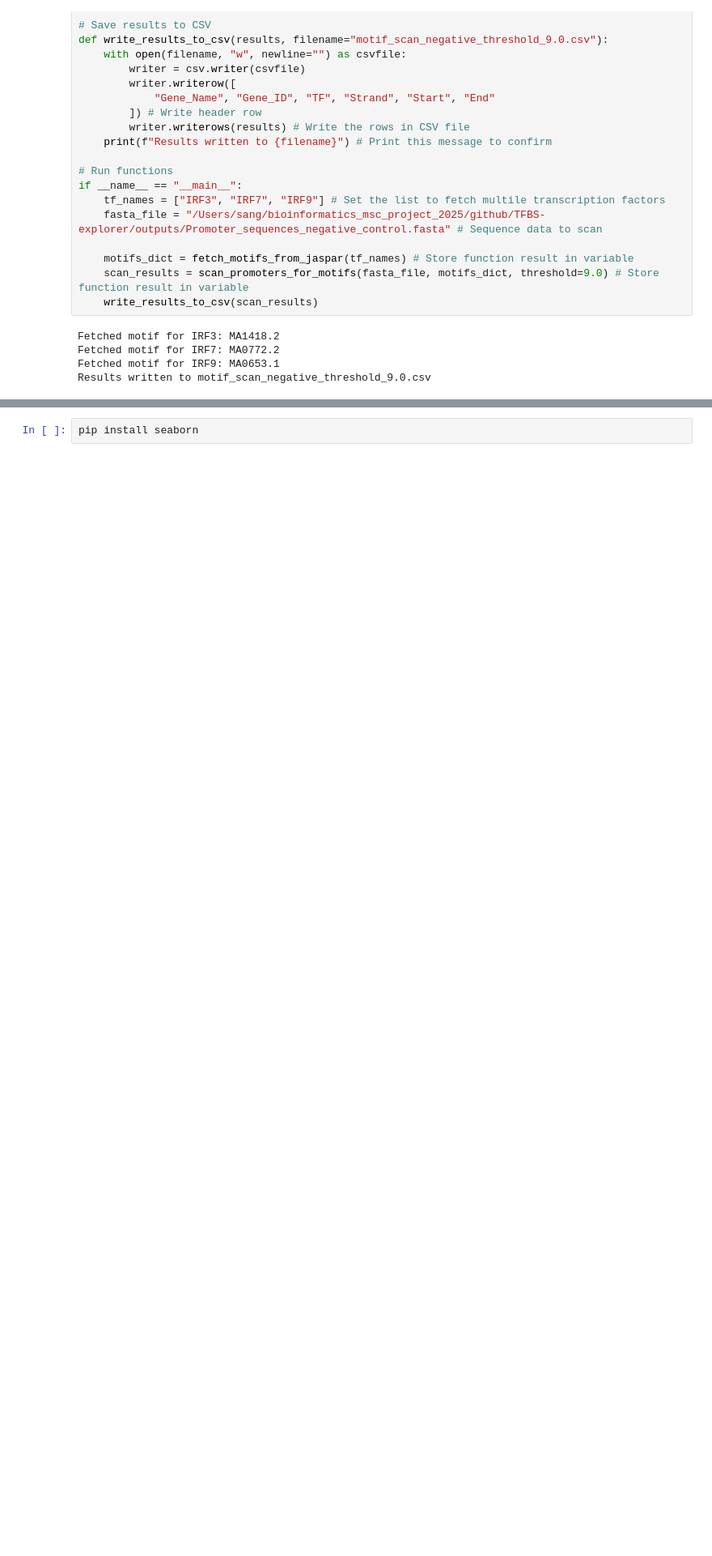
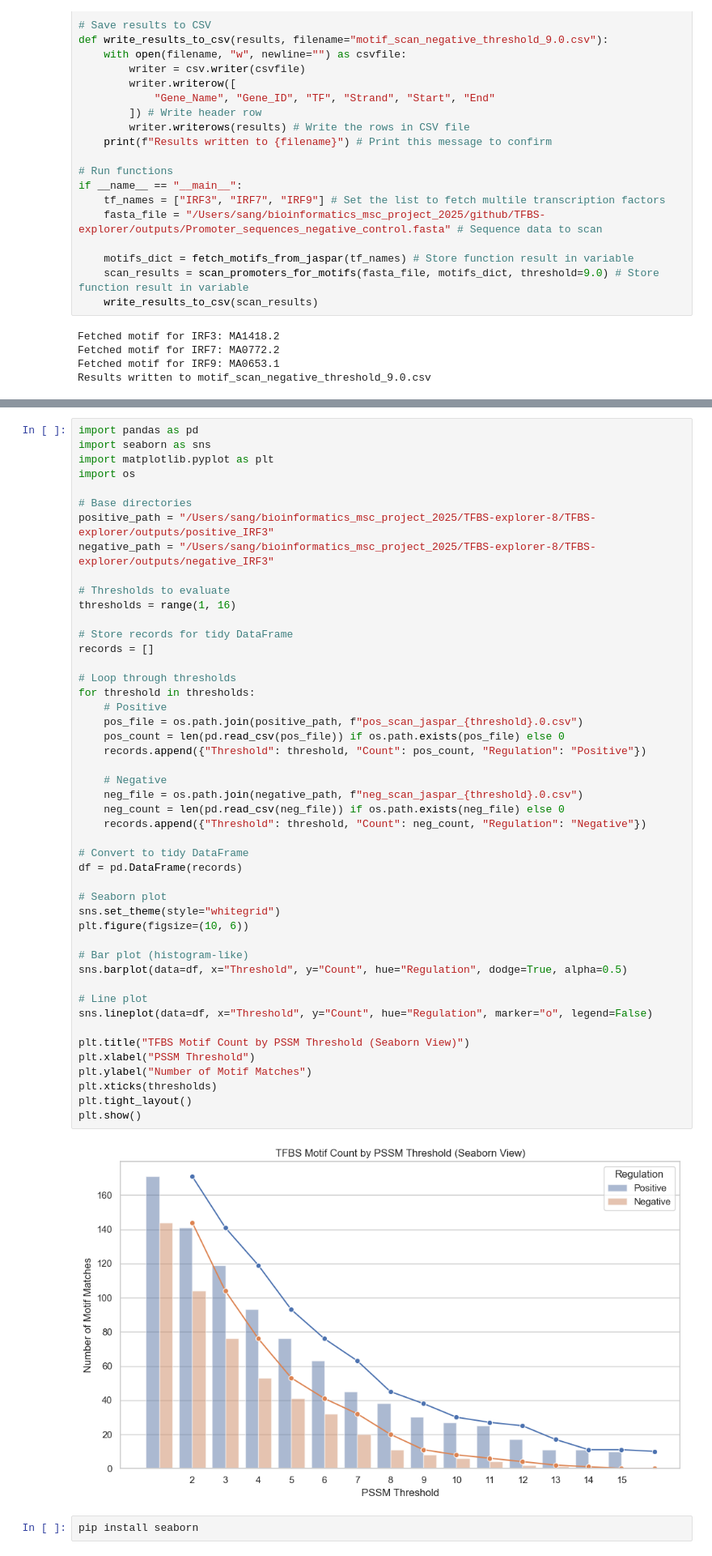
Before and after one commit to Emily3005250/TFBS-explorer, a Jupyter notebook: scripts/TFBS_explorer_human.ipynb, the cells around one changed output, grey strips where cells are left out. Shown at 81% size. Saved outputs shown, nothing was run; the diff lists cells and outputs as text; blank space fills up the shorter version.

```diff
--- a/scripts/TFBS_explorer_human.ipynb
+++ b/scripts/TFBS_explorer_human.ipynb
@@ -769,3 +820,52 @@ plt.show()
+# %%
+import pandas as pd
+import seaborn as sns
+import matplotlib.pyplot as plt
+import os
+
+# Base directories
+positive_path = "/Users/sang/bioinformatics_msc_project_2025/TFBS-explorer-8/TFBS-explorer/outputs/positive_IRF3"
+negative_path = "/Users/sang/bioinformatics_msc_project_2025/TFBS-explorer-8/TFBS-explorer/outputs/negative_IRF3"
+
+# Thresholds to evaluate
+thresholds = range(1, 16)
+
+# Store records for tidy DataFrame
+records = []
+
+# Loop through thresholds
+for threshold in thresholds:
+    # Positive
+    pos_file = os.path.join(positive_path, f"pos_scan_jaspar_{threshold}.0.csv")
+    pos_count = len(pd.read_csv(pos_file)) if os.path.exists(pos_file) else 0
+    records.append({"Threshold": threshold, "Count": pos_count, "Regulation": "Positive"})
+
+    # Negative
+    neg_file = os.path.join(negative_path, f"neg_scan_jaspar_{threshold}.0.csv")
+    neg_count = len(pd.read_csv(neg_file)) if os.path.exists(neg_file) else 0
+    records.append({"Threshold": threshold, "Count": neg_count, "Regulation": "Negative"})
+
+# Convert to tidy DataFrame
+df = pd.DataFrame(records)
+
+# Seaborn plot
+sns.set_theme(style="whitegrid")
+plt.figure(figsize=(10, 6))
+
+# Bar plot (histogram-like)
+sns.barplot(data=df, x="Threshold", y="Count", hue="Regulation", dodge=True, alpha=0.5)
+
+# Line plot
+sns.lineplot(data=df, x="Threshold", y="Count", hue="Regulation", marker="o", legend=False)
+
+plt.title("TFBS Motif Count by PSSM Threshold (Seaborn View)")
+plt.xlabel("PSSM Threshold")
+plt.ylabel("Number of Motif Matches")
+plt.xticks(thresholds)
+plt.tight_layout()
+plt.show()
+# %% [output]
+[figure, added]
 # %%
 pip install seaborn
 # %% [output]
```
Also changed, not shown: parts of 4 cells of this notebook, 18 other files.
